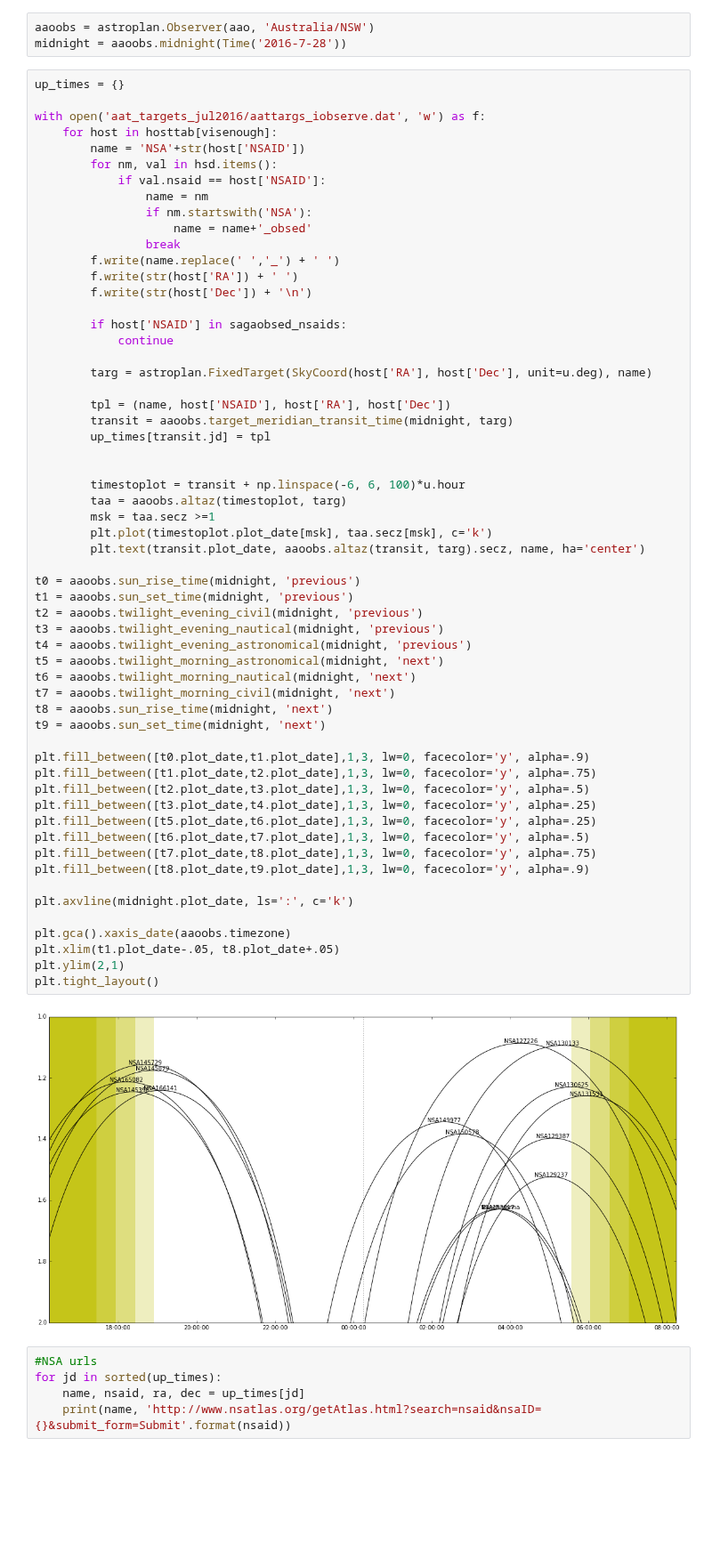
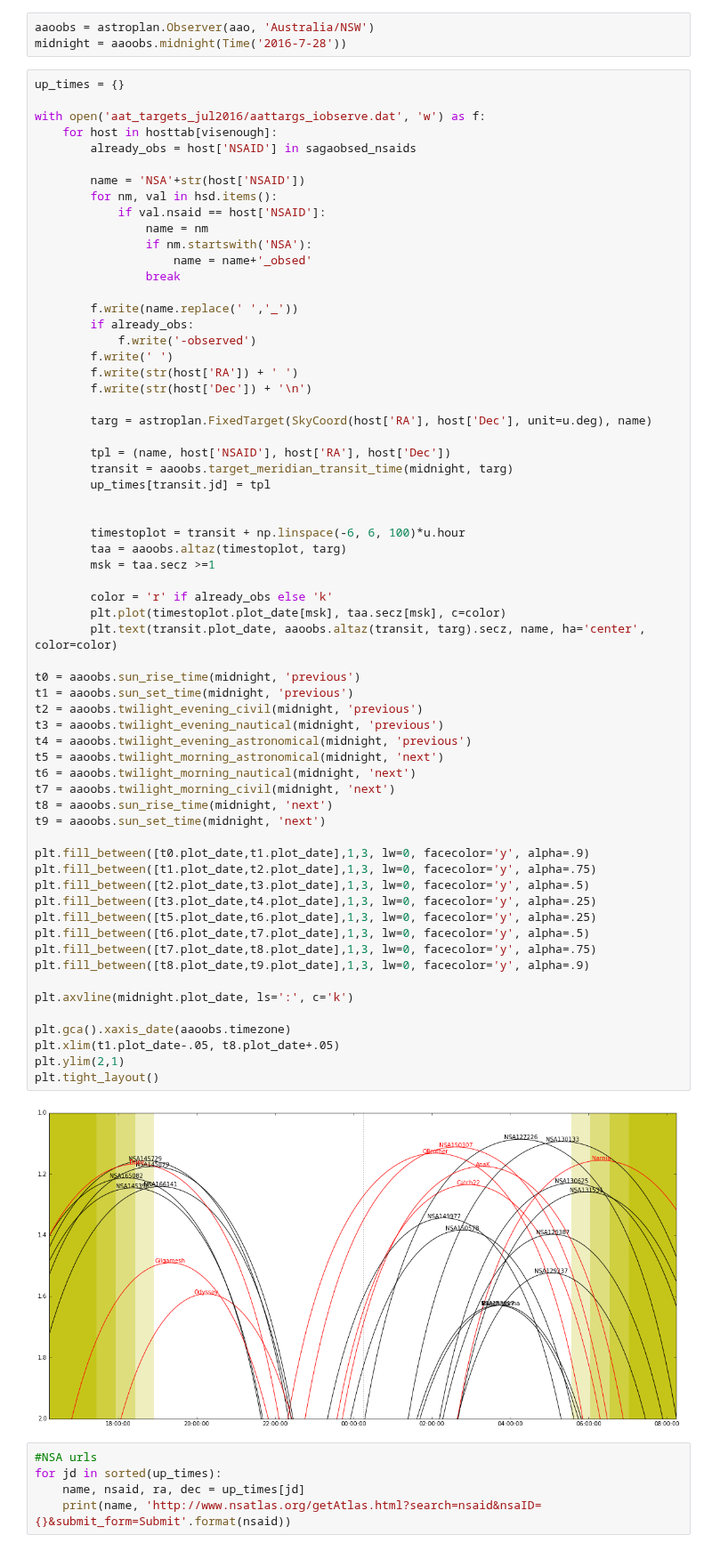
Before and after one commit to sagasurvey/erik, a Jupyter notebook: ipython_notebooks/2016Jul-AAT.ipynb, the cells around one changed output. Shown at 89% size. Drawn from its saved outputs; the diff is of its cells as text; blank space fills up the shorter version.

Commit message:
added lines for already-observed targets

```diff
--- a/ipython_notebooks/2016Jul-AAT.ipynb
+++ b/ipython_notebooks/2016Jul-AAT.ipynb
@@ -107,6 +107,8 @@ up_times = {}
 
 with open('aat_targets_jul2016/aattargs_iobserve.dat', 'w') as f:
     for host in hosttab[visenough]:
+        already_obs = host['NSAID'] in sagaobsed_nsaids
+
         name = 'NSA'+str(host['NSAID'])
         for nm, val in hsd.items():
             if val.nsaid == host['NSAID']:
@@ -114,12 +116,13 @@ with open('aat_targets_jul2016/aattargs_iobserve.dat', 'w') as f:
                 if nm.startswith('NSA'):
                     name = name+'_obsed'
                 break
-        f.write(name.replace(' ','_') + ' ')
+
+        f.write(name.replace(' ','_'))
+        if already_obs:
+            f.write('-observed')
+        f.write(' ')
         f.write(str(host['RA']) + ' ')
         f.write(str(host['Dec']) + '\n')
-
-        if host['NSAID'] in sagaobsed_nsaids:
-            continue
 
         targ = astroplan.FixedTarget(SkyCoord(host['RA'], host['Dec'], unit=u.deg), name)
 
@@ -131,37 +134,39 @@ with open('aat_targets_jul2016/aattargs_iobserve.dat', 'w') as f:
         timestoplot = transit + np.linspace(-6, 6, 100)*u.hour
         taa = aaoobs.altaz(timestoplot, targ)
         msk = taa.secz >=1
-        plt.plot(timestoplot.plot_date[msk], taa.secz[msk], c='k')
-        plt.text(transit.plot_date, aaoobs.altaz(transit, targ).secz, name, ha='center')
+
+        color = 'r' if already_obs else 'k'
+        plt.plot(timestoplot.plot_date[msk], taa.secz[msk], c=color)
+        plt.text(transit.plot_date, aaoobs.altaz(transit, targ).secz, name, ha='center', color=color)
 
 t0 = aaoobs.sun_rise_time(midnight, 'previous')
 t1 = aaoobs.sun_set_time(midnight, 'previous')
 t2 = aaoobs.twilight_evening_civil(midnight, 'previous')
 t3 = aaoobs.twilight_evening_nautical(midnight, 'previous')
 t4 = aaoobs.twilight_evening_astronomical(midnight, 'previous')
 t5 = aaoobs.twilight_morning_astronomical(midnight, 'next')
 t6 = aaoobs.twilight_morning_nautical(midnight, 'next')
 t7 = aaoobs.twilight_morning_civil(midnight, 'next')
 t8 = aaoobs.sun_rise_time(midnight, 'next')
 t9 = aaoobs.sun_set_time(midnight, 'next')
 
 plt.fill_between([t0.plot_date,t1.plot_date],1,3, lw=0, facecolor='y', alpha=.9)
 plt.fill_between([t1.plot_date,t2.plot_date],1,3, lw=0, facecolor='y', alpha=.75)
 plt.fill_between([t2.plot_date,t3.plot_date],1,3, lw=0, facecolor='y', alpha=.5)
 plt.fill_between([t3.plot_date,t4.plot_date],1,3, lw=0, facecolor='y', alpha=.25)
 plt.fill_between([t5.plot_date,t6.plot_date],1,3, lw=0, facecolor='y', alpha=.25)
 plt.fill_between([t6.plot_date,t7.plot_date],1,3, lw=0, facecolor='y', alpha=.5)
 plt.fill_between([t7.plot_date,t8.plot_date],1,3, lw=0, facecolor='y', alpha=.75)
 plt.fill_between([t8.plot_date,t9.plot_date],1,3, lw=0, facecolor='y', alpha=.9)
 
 plt.axvline(midnight.plot_date, ls=':', c='k')
 
 plt.gca().xaxis_date(aaoobs.timezone)
 plt.xlim(t1.plot_date-.05, t8.plot_date+.05)
 plt.ylim(2,1)
 plt.tight_layout()
 # %% [output]
-[figure, old version]
+[figure, new version]
 # %%
 #NSA urls
 for jd in sorted(up_times):
```
